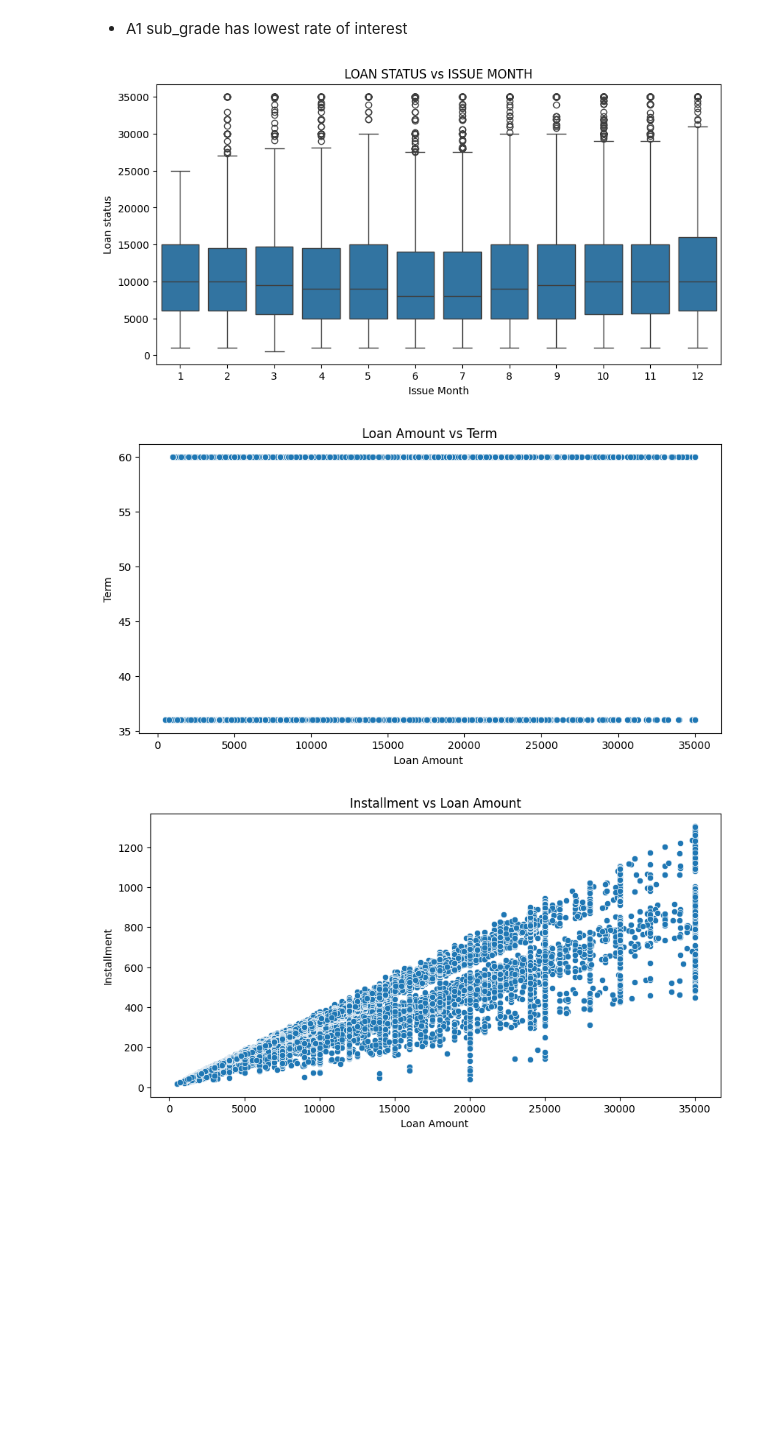
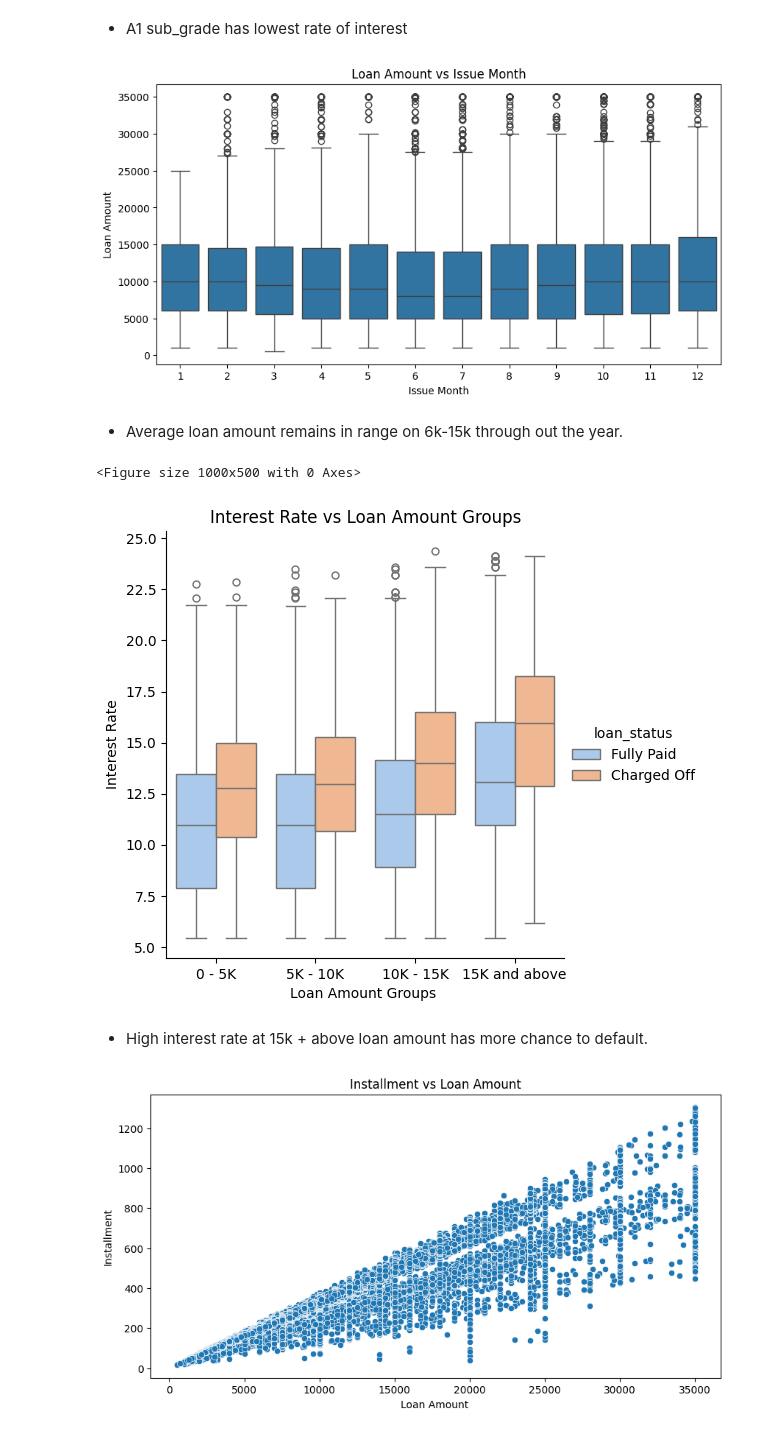
Before and after one commit to jayshah-07/lendingclubcasestudy, a Jupyter notebook: lending_club.ipynb, the cells around one changed output. Saved outputs shown, nothing was run; the diff lists cells and outputs as text; code cells hidden in the pictures; blank space fills up the shorter version.

```diff
--- a/lending_club.ipynb
+++ b/lending_club.ipynb
@@ -713,16 +632,0 @@ Name: int_rate, dtype: float64
-# %%
-# Bucketing interest rate
-def bucket_int_rate(column):
-    if column <= 9:
-        return 'Very Low' # 25% quartile
-    elif (column <= 11):
-        return 'Low'
-    elif (column <= 13):
-        return 'Moderate'
-    elif (column <= 15):
-        return 'High'
-    else:
-        return 'Very High' # 75% quartile
-
-# create new catergorical column named int_rate_groups
-loan_df['int_rate_groups'] = loan_df.apply(lambda x : bucket_int_rate(x.int_rate), axis = 1)
@@ -1226,19 +1145,23 @@ plt.show()
 # %%
 plt.figure(figsize=(10,5))
 ax=sns.boxplot(x='issue_month',y='loan_amnt',data=loan_df,)
-ax.set(xlabel='Issue Month', ylabel='Loan status',title='LOAN STATUS vs ISSUE MONTH')
+ax.set(xlabel='Issue Month', ylabel='Loan Amount',title='Loan Amount vs Issue Month')
 plt.show()
 # %% [output]
-[figure, old version]
+[figure, new version]
+# %% [markdown]
+- Average loan amount remains in range on 6k-15k through out the year.
 # %%
-# Numerical vs Numerical
-# sns.scatterplot(y=loan_df["term"], x=loan_df["loan_amnt"])
+
 plt.figure(figsize=(10,5))
-ax=sns.scatterplot(y=loan_df["term"], x=loan_df["loan_amnt"])
-ax.set(xlabel='Loan Amount ', ylabel='Term',title='Loan Amount vs Term')
+ax = sns.catplot(data =loan_df,y ='int_rate', x ='loan_amount_groups', hue ='loan_status',palette="pastel",kind = 'box')
+ax.set(xlabel='Loan Amount Groups ', ylabel='Interest Rate', title='Interest Rate vs Loan Amount Groups')
 plt.show()
 # %% [output]
+<Figure size 1000x500 with 0 Axes>
-[figure, old version]
+[figure, new version]
+# %% [markdown]
+- High interest rate  at 15k + above loan amount has more chance to default.
 # %%
 
 # sns.scatterplot(y=loan_df["installment"], x=loan_df["loan_amnt"])
```
Also changed, not shown: parts of 44 cells of this notebook, 1 other file.
